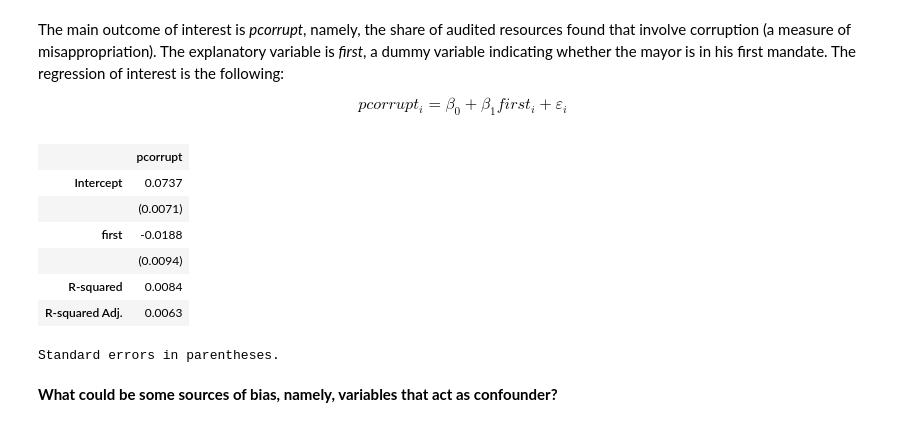
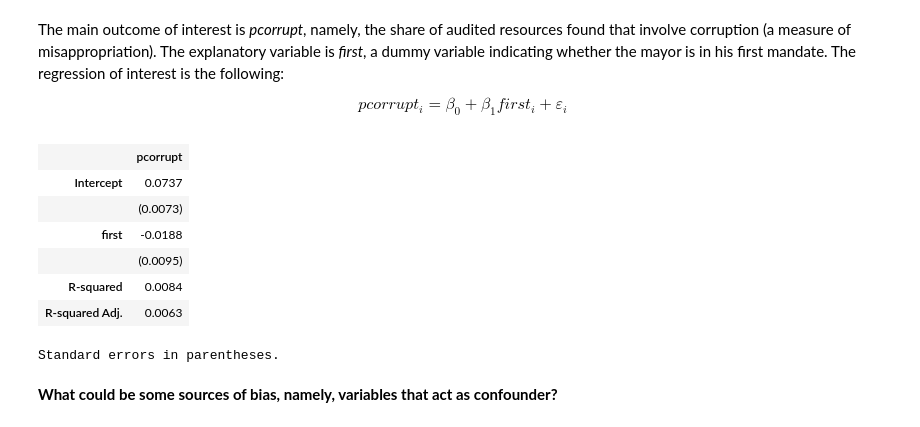
Before and after one commit to tanios13/Robot-Judge-and-Decision-Making, a Jupyter notebook: Homeworks/HW04.ipynb, the cells around one changed output. Drawn from its saved outputs; the diff is of its cells as text; code cells hidden in the pictures.

```diff
--- a/Homeworks/HW04.ipynb
+++ b/Homeworks/HW04.ipynb
@@ -67,17 +67,17 @@ $$pcorrupt_i = \beta_0 + \beta_1 first_i + \varepsilon_i$$
 # %%
 ## run the regression above using robust standard errors
 import statsmodels.formula.api as smf
 from statsmodels.iolib.summary2 import summary_col
 
 
-ols1 = smf.ols(formula="pcorrupt ~ first", data=df).fit()
+ols1 = smf.ols(formula="pcorrupt ~ first", data=df).fit(cov_type='HC1') # HC1 to represent the standard error
 summary_col(ols1)
 # %% [output]
 |  | pcorrupt |
 | Intercept | 0.0737 |
-|  | (0.0071) |
+|  | (0.0073) |
 | first | -0.0188 |
-|  | (0.0094) |
+|  | (0.0095) |
 | R-squared | 0.0084 |
 | R-squared Adj. | 0.0063 |
 Standard errors in parentheses.
```
Also changed, not shown: parts of 6 cells of this notebook, 3 other files.
